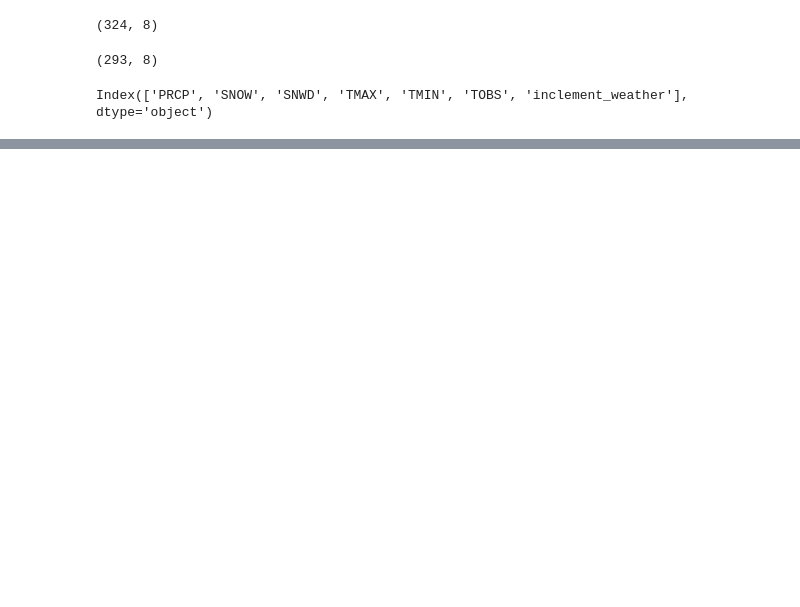
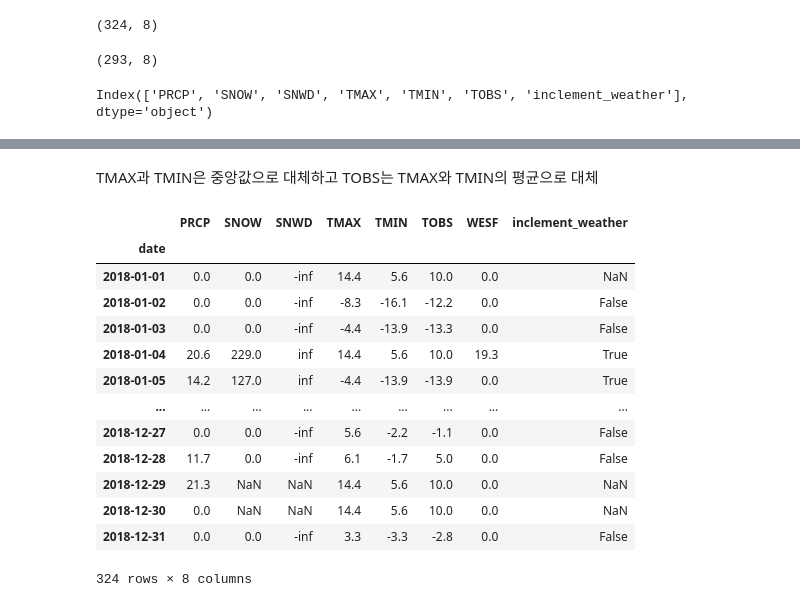
Before and after one commit to softstat/AI_machine_learning, a Jupyter notebook: week4/week4_mid.ipynb, the cells around one changed output, grey strips where cells are left out. Drawn from its saved outputs; the diff is of its cells as text; code cells hidden in the pictures; blank space fills up the shorter version.

```diff
--- a/week4/week4_mid.ipynb
+++ b/week4/week4_mid.ipynb
@@ -367,0 +393,23 @@ df_deduped.assign(SNWD = lambda x: np.nan_to_num(x.SNWD)).head()
+# %% [markdown]
+TMAX과 TMIN은 중앙값으로 대체하고 TOBS는 TMAX와 TMIN의 평균으로 대체
+# %%
+df_deduped.assign(
+    TMAX = lambda x: x.TMAX.fillna(x.TMAX.median()),
+    TMIN = lambda x: x.TMIN.fillna(x.TMIN.median()),
+    TOBS = lambda x: x.TOBS.fillna((x.TMAX+x.TMIN)/2)
+)
+# %% [output]
+|  | PRCP | SNOW | SNWD | TMAX | TMIN | TOBS | WESF | inclement_weather |
+| date |  |  |  |  |  |  |  |  |
+| 2018-01-01 | 0.0 | 0.0 | -inf | 14.4 | 5.6 | 10.0 | 0.0 | NaN |
+| 2018-01-02 | 0.0 | 0.0 | -inf | -8.3 | -16.1 | -12.2 | 0.0 | False |
+| 2018-01-03 | 0.0 | 0.0 | -inf | -4.4 | -13.9 | -13.3 | 0.0 | False |
+| 2018-01-04 | 20.6 | 229.0 | inf | 14.4 | 5.6 | 10.0 | 19.3 | True |
+| 2018-01-05 | 14.2 | 127.0 | inf | -4.4 | -13.9 | -13.9 | 0.0 | True |
+| ... | ... | ... | ... | ... | ... | ... | ... | ... |
+| 2018-12-27 | 0.0 | 0.0 | -inf | 5.6 | -2.2 | -1.1 | 0.0 | False |
+| 2018-12-28 | 11.7 | 0.0 | -inf | 6.1 | -1.7 | 5.0 | 0.0 | False |
+| 2018-12-29 | 21.3 | NaN | NaN | 14.4 | 5.6 | 10.0 | 0.0 | NaN |
+| 2018-12-30 | 0.0 | NaN | NaN | 14.4 | 5.6 | 10.0 | 0.0 | NaN |
+| 2018-12-31 | 0.0 | 0.0 | -inf | 3.3 | -3.3 | -2.8 | 0.0 | False |
+324 rows × 8 columns
```
Also changed, not shown: parts of 14 cells of this notebook.
